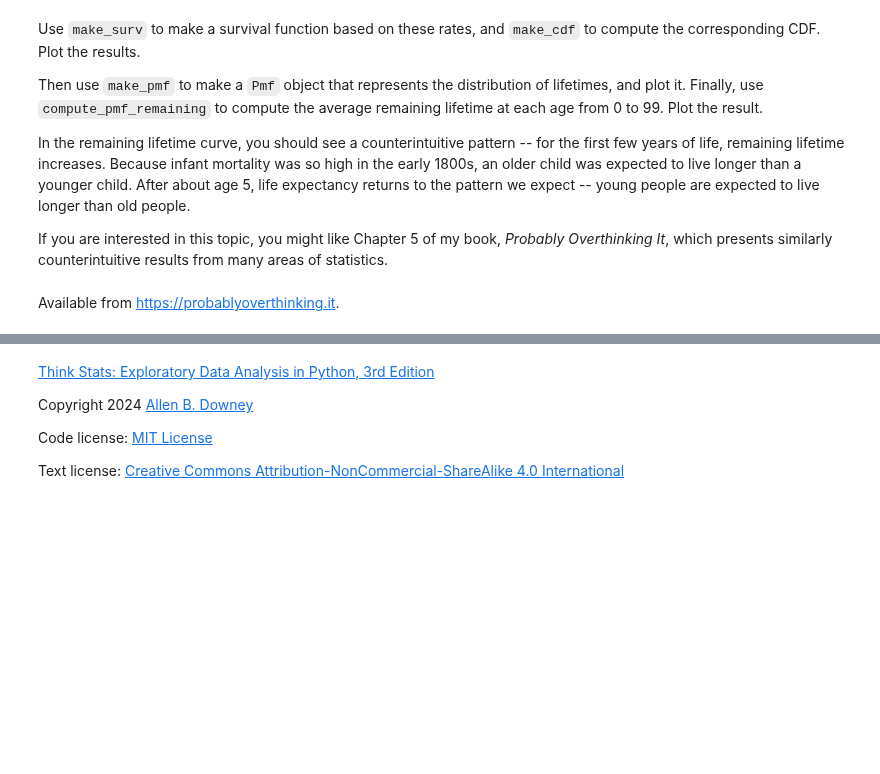
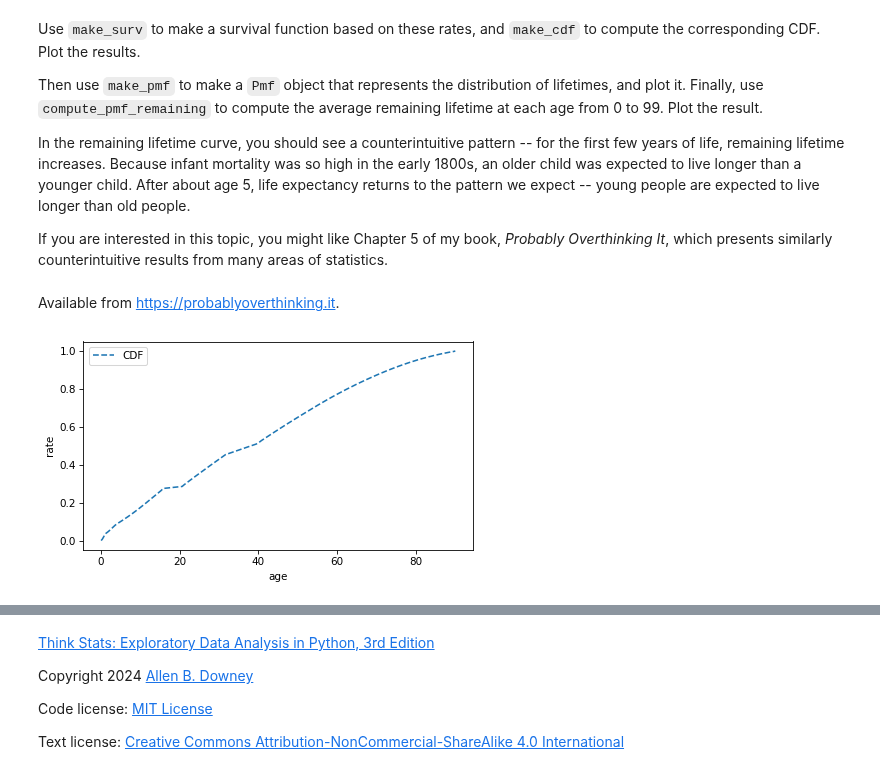
Before and after one commit to gi1no/Education, a Jupyter notebook: ThinkStats/chap13.ipynb, the cells around one changed output, grey strips where cells are left out. Drawn from its saved outputs; the diff is of its cells as text; code cells hidden in the pictures; blank space fills up the shorter version.

```diff
--- a/ThinkStats/chap13.ipynb
+++ b/ThinkStats/chap13.ipynb
@@ -976,0 +969,14 @@ Available from <https://probablyoverthinking.it>.
+# %%
+# Solution goes here
+surv_le = hazard.make_surv()
+
+# pmf for age and mortality
+pmf_le = Pmf(rates, index=ages)
+pmf_le.normalize()
+
+# cdf for le plot
+cdf_le = pmf_le.make_cdf()
+cdf_le.plot(ls="--", label="CDF")
+decorate(xlabel="age", ylabel="rate")
+# %% [output]
+[figure, added]
```
Also changed, not shown: parts of 6 cells of this notebook.
